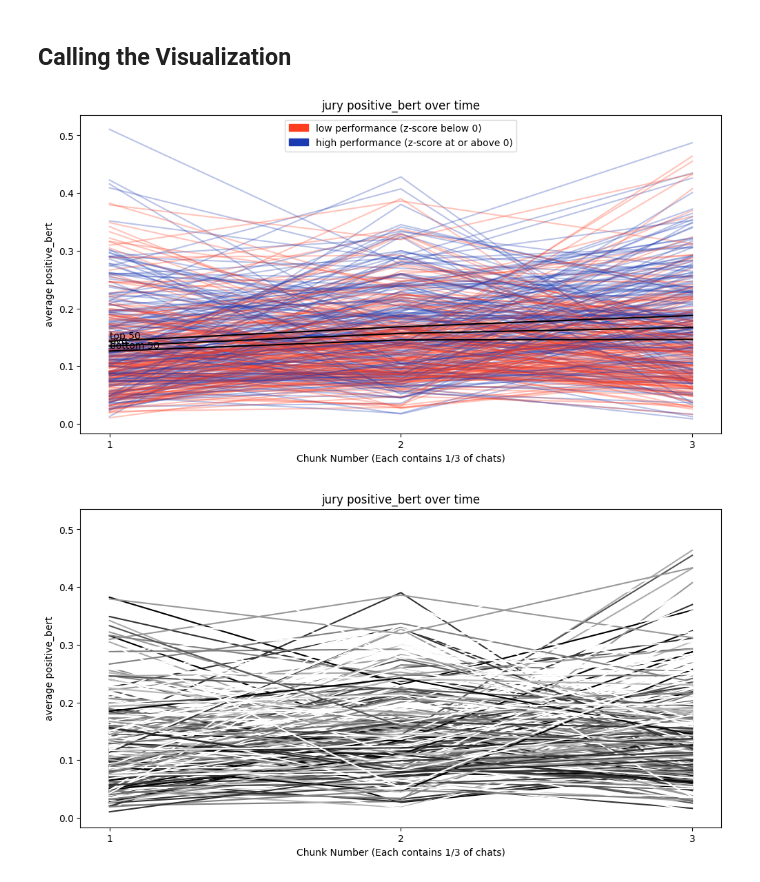
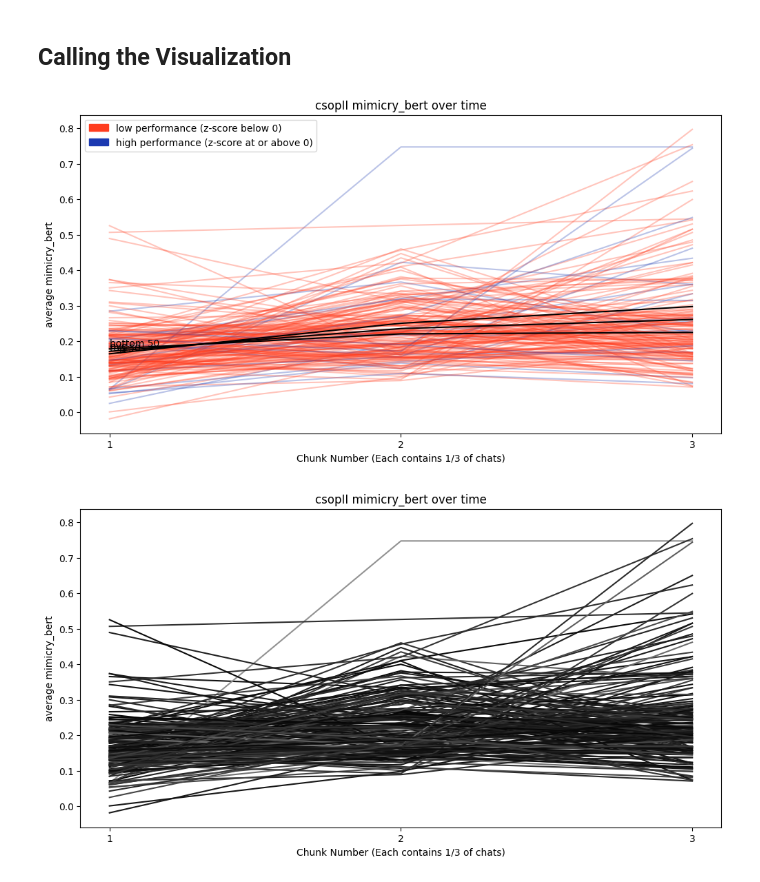
Before and after one commit to Watts-Lab/team_comm_tools, a Jupyter notebook: feature_engine/utils/visualization_chat_level.ipynb, the cells around one changed output. Drawn from its saved outputs; the diff is of its cells as text; code cells hidden in the pictures.

Commit message:
fflow + mimicry updates

```diff
--- a/feature_engine/utils/visualization_chat_level.ipynb
+++ b/feature_engine/utils/visualization_chat_level.ipynb
@@ -25,7 +25,7 @@ def max_chunks_screening(df, max_chunks):
 
 def get_feature_data(feature, dataset, chunks):
     chat_fields = ['conversation_num', feature]
-    chat_df = pd.read_csv('../output/' + dataset + '_output_chat_level.csv', skipinitialspace=True, usecols=chat_fields)
+    chat_df = pd.read_csv('../output/turn/' + dataset + '_output_turn_level.csv', skipinitialspace=True, usecols=chat_fields)
 
     chunked_df = assign_chunk_nums(chat_df, chunks)
 
@@ -46,7 +46,7 @@ def get_target_data(feature, dataset):
     conv_fields = ['conversation_num', target_dict[dataset]]
 
     # parse feature results from output data
-    target_df = pd.read_csv('../output/' + dataset + '_output_conversation_level.csv', skipinitialspace=True, usecols=conv_fields)
+    target_df = pd.read_csv('../output/conv/' + dataset + '_output_conversation_level.csv', skipinitialspace=True, usecols=conv_fields)
 
     # parse target results into workable np array
     np_arr = target_df[target_dict[dataset]].to_numpy()
@@ -221,10 +221,10 @@ def visualize_arr(feature, datasets, chunks, zscoreSplit, isMedian = False):
 ## Calling the Visualization
 # %%
 # SINGLE
-visualize('positive_bert','jury', 3, zscoreSplit=0, isMedian=False, rg_colors=["#FF3D1F", "#1B39B1"])
+visualize('mimicry_bert','csopII', 3, zscoreSplit=0, isMedian=False, rg_colors=["#FF3D1F", "#1B39B1"])
 # %% [output]
-[figure, old version]
+[figure, new version]
-[figure, old version]
+[figure, new version]
 # %%
 # MULTIPLE
 visualize_arr('num_words', ['jury', 'csopII'], 3, zscoreSplit=0, isMedian=True)
```
Also changed, not shown: parts of 1 cell of this notebook, 8 other files.
